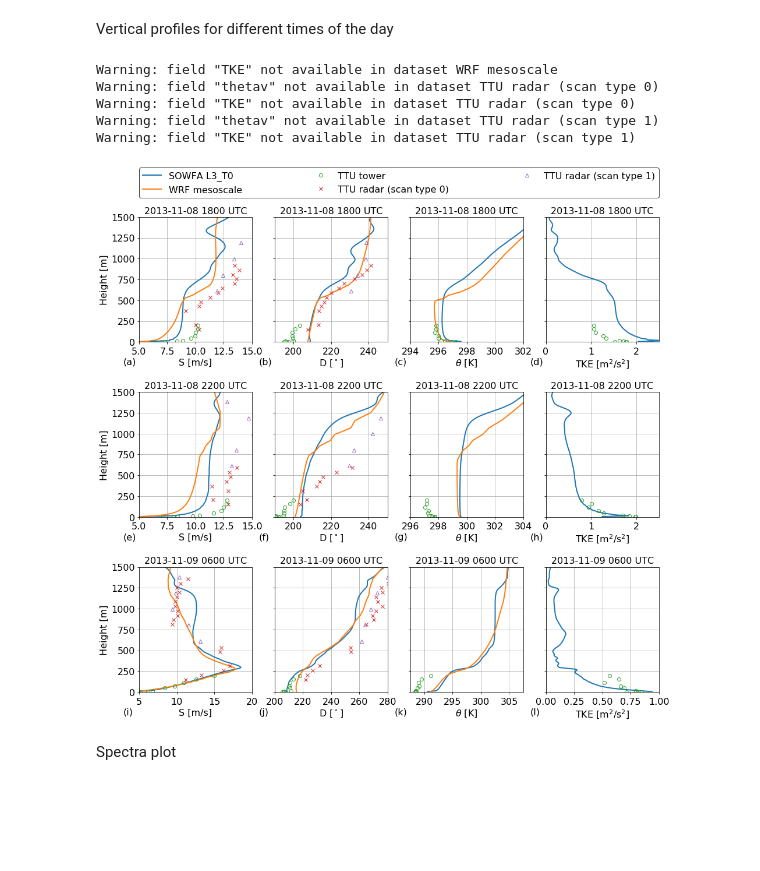
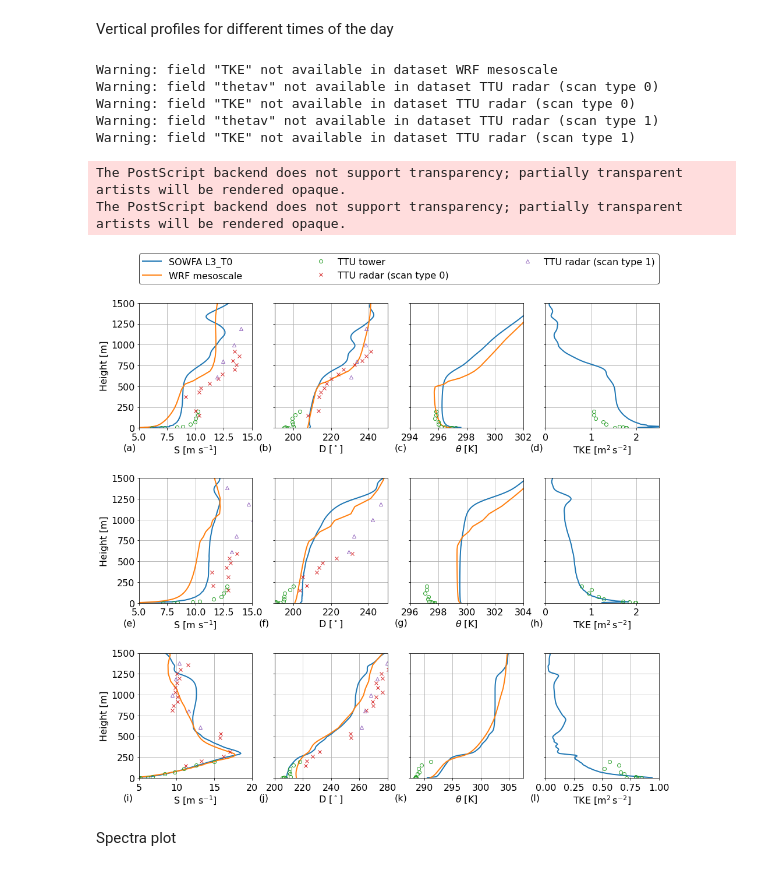
Before and after one commit to a2e-mmc/assessment, a Jupyter notebook: studies/budget_components_coupling/plot_microscale_case.ipynb, the cells around one changed output. Drawn from its saved outputs; the diff is of its cells as text; code cells hidden in the pictures; blank space fills up the shorter version.

```diff
--- a/studies/budget_components_coupling/plot_microscale_case.ipynb
+++ b/studies/budget_components_coupling/plot_microscale_case.ipynb
@@ -141,12 +154,14 @@ Wall time: 7.94 s
 ## 3. Plot results
 # %% [markdown]
 Time-height contour plot
+# %%
+axi = ax[0,0]
 # %%
 fig,ax,cbar = plot_timeheight(
     datasets=micro_pavg_10min,
     fields = ['wspd','wdir','thetav','TKE'],
     fieldlimits={'wspd': (0,22), 'wdir': (180,300), 'theta': (280,310), 'TKE': (0,3.5)},
-    fieldlabels={'wspd': 'S [m/s]', 'wdir': r'D [$^\circ$]','thetav':r'$\theta$ [K]'},
+    fieldlabels={'wspd': 'S [m s$^{-1}$]', 'wdir': r'D [$^\circ$]','thetav':r'$\theta$ [K]','TKE':'TKE [m$^2\,$s$^{-2}$]'},
     timelimits=('2013-11-08 12:00:00','2013-11-09 12:00:00'),
     # Set custom colorschemes
     colorschemes={'wspd': 'viridis', 'wdir': 'viridis', 'thetav': 'magma', 'TKE': 'magma'},
@@ -163,8 +178,11 @@ fig.subplots_adjust(wspace=0.4)
 # Adjust xaxis tick locations
 ax[0,0].xaxis.set_minor_locator(mpl.dates.HourLocator(byhour=range(24),interval=6))
 ax[0,0].xaxis.set_minor_formatter(mdates.DateFormatter('%H'))
-ax[0,0].xaxis.set_major_locator(mpl.dates.AutoDateLocator(minticks=2,maxticks=3))
-ax[0,0].xaxis.set_major_formatter(mdates.DateFormatter('\n%m-%d'))
+# ax[0,0].xaxis.set_major_locator(mpl.dates.AutoDateLocator(minticks=2,maxticks=3))
+# ax[0,0].xaxis.set_major_formatter(mdates.DateFormatter('\n%m-%d'))
+
+# Hide dates
+ax[0,0].set_xticks([])
 
 #Move xs tick down slightly to avoid overlap with y ticks
 for axi in np.asarray(ax[-1,:]).ravel():
@@ -238,7 +255,7 @@ fig,ax = plot_profile(
     # Stack results by dataset instead of times
     stack_by_datasets=True,
     # Field labels
-    fieldlabels={'wspd':'S [m/s]','wdir':r'D [$^\circ$]','thetav':r'$\theta$ [K]'},
+    fieldlabels={'wspd':'S [m s$^{-1}$]','wdir':r'D [$^\circ$]','thetav':r'$\theta$ [K]','TKE':'TKE [m$^2\,$s$^{-2}$]'},
     # Change field order to have different fields correspond to different columns instead of rows
     fieldorder='F',
     # Label subplots
@@ -261,35 +278,39 @@ ax[0,2].set_xlim([294,302])
 ax[1,2].set_xlim([296,304])
 ax[2,2].set_xlim([287.5,307.5])
 # Set TKE limits
 ax[2,3].set_xlim([0,1])
 
-#Move xs tick down slightly to avoid overlap with y ticks
 for axi in np.asarray(ax).ravel():
+    # Move xs tick down slightly to avoid overlap with y ticks
     axi.tick_params(axis='x', pad=5)
+    # Hide date
+    axi.set_title('')
 
 #Place legend at the top
 ax[0,-1].get_legend().remove()
 ax[0,0].legend()
 handles, labels = ax[0,0].get_legend_handles_labels()
 ax[0,0].get_legend().remove()
 
 leg = fig.legend(handles, labels, loc = 'lower left', bbox_to_anchor = (.125,.91,.775,0.0),
          borderaxespad=0,ncol=3,fontsize=16,
          bbox_transform = plt.gcf().transFigure,mode='expand')
 leg.get_frame().set_edgecolor('k')
 
 #Save figure
 figname = 'w0L0_profiles'
 plt.savefig(os.path.join(figuredir,figname+'.png'),bbox_inches='tight')
 plt.savefig(os.path.join(figuredir,figname+'.eps'),bbox_inches='tight')
 plt.savefig(os.path.join(figuredir,figname+'.pdf'),bbox_inches='tight')
 # %% [output]
 Warning: field "TKE" not available in dataset WRF mesoscale
 Warning: field "thetav" not available in dataset TTU radar (scan type 0)
 Warning: field "TKE" not available in dataset TTU radar (scan type 0)
 Warning: field "thetav" not available in dataset TTU radar (scan type 1)
 Warning: field "TKE" not available in dataset TTU radar (scan type 1)
+The PostScript backend does not support transparency; partially transparent artists will be rendered opaque.
+The PostScript backend does not support transparency; partially transparent artists will be rendered opaque.
-[figure, old version]
+[figure, new version]
 # %% [markdown]
 Spectra plot
 # %%
```
Also changed, not shown: parts of 10 cells of this notebook, 1 other file.
